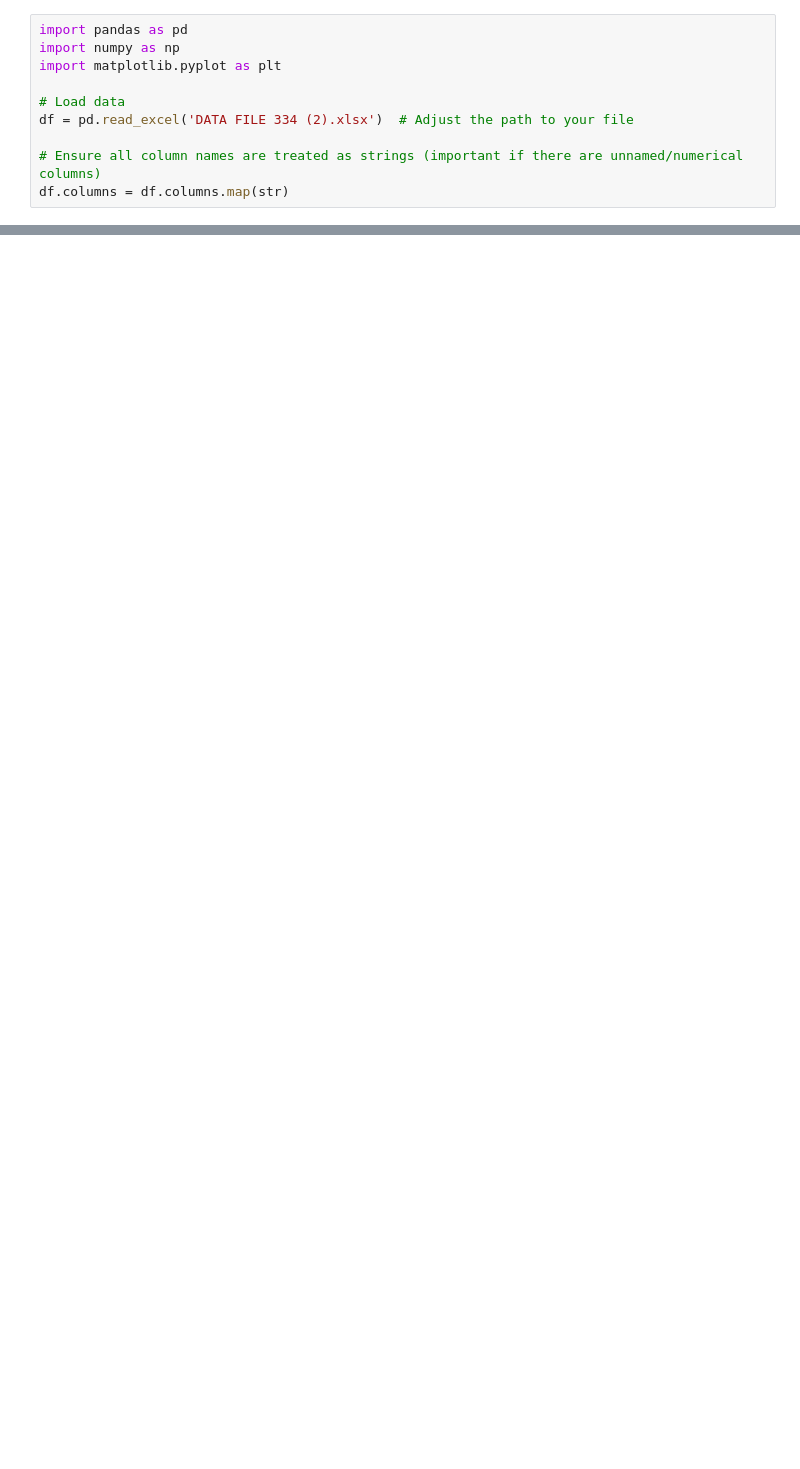
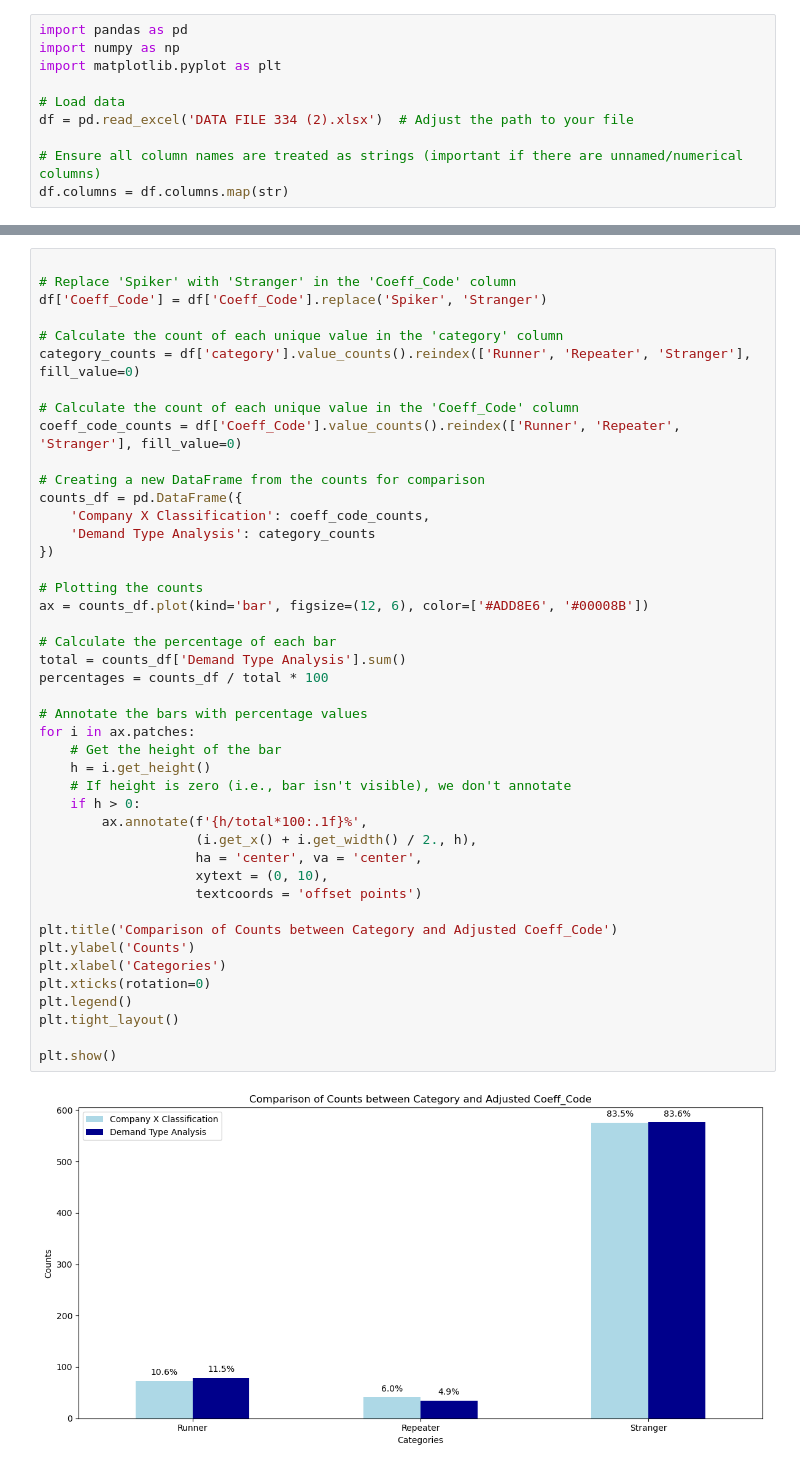
Before and after one commit to achchala/inventory-forecasting, a Jupyter notebook: ProductClassification.ipynb, the cells around one changed output, grey strips where cells are left out. Drawn from its saved outputs; the diff is of its cells as text; blank space fills up the shorter version.

```diff
--- a/ProductClassification.ipynb
+++ b/ProductClassification.ipynb
@@ -170,0 +89,46 @@ plt.show()
+# %%
+
+# Replace 'Spiker' with 'Stranger' in the 'Coeff_Code' column
+df['Coeff_Code'] = df['Coeff_Code'].replace('Spiker', 'Stranger')
+
+# Calculate the count of each unique value in the 'category' column
+category_counts = df['category'].value_counts().reindex(['Runner', 'Repeater', 'Stranger'], fill_value=0)
+
+# Calculate the count of each unique value in the 'Coeff_Code' column
+coeff_code_counts = df['Coeff_Code'].value_counts().reindex(['Runner', 'Repeater', 'Stranger'], fill_value=0)
+
+# Creating a new DataFrame from the counts for comparison
+counts_df = pd.DataFrame({
+    'Company X Classification': coeff_code_counts,
+    'Demand Type Analysis': category_counts
+})
+
+# Plotting the counts
+ax = counts_df.plot(kind='bar', figsize=(12, 6), color=['#ADD8E6', '#00008B'])
+
+# Calculate the percentage of each bar
+total = counts_df['Demand Type Analysis'].sum()
+percentages = counts_df / total * 100
+
+# Annotate the bars with percentage values
+for i in ax.patches:
+    # Get the height of the bar
+    h = i.get_height()
+    # If height is zero (i.e., bar isn't visible), we don't annotate
+    if h > 0:
+        ax.annotate(f'{h/total*100:.1f}%',
+                    (i.get_x() + i.get_width() / 2., h),
+                    ha = 'center', va = 'center',
+                    xytext = (0, 10),
+                    textcoords = 'offset points')
+
+plt.title('Comparison of Counts between Category and Adjusted Coeff_Code')
+plt.ylabel('Counts')
+plt.xlabel('Categories')
+plt.xticks(rotation=0)
+plt.legend()
+plt.tight_layout()
+
+plt.show()
+# %% [output]
+[figure, added]
```
Also changed, not shown: parts of 6 cells of this notebook.
